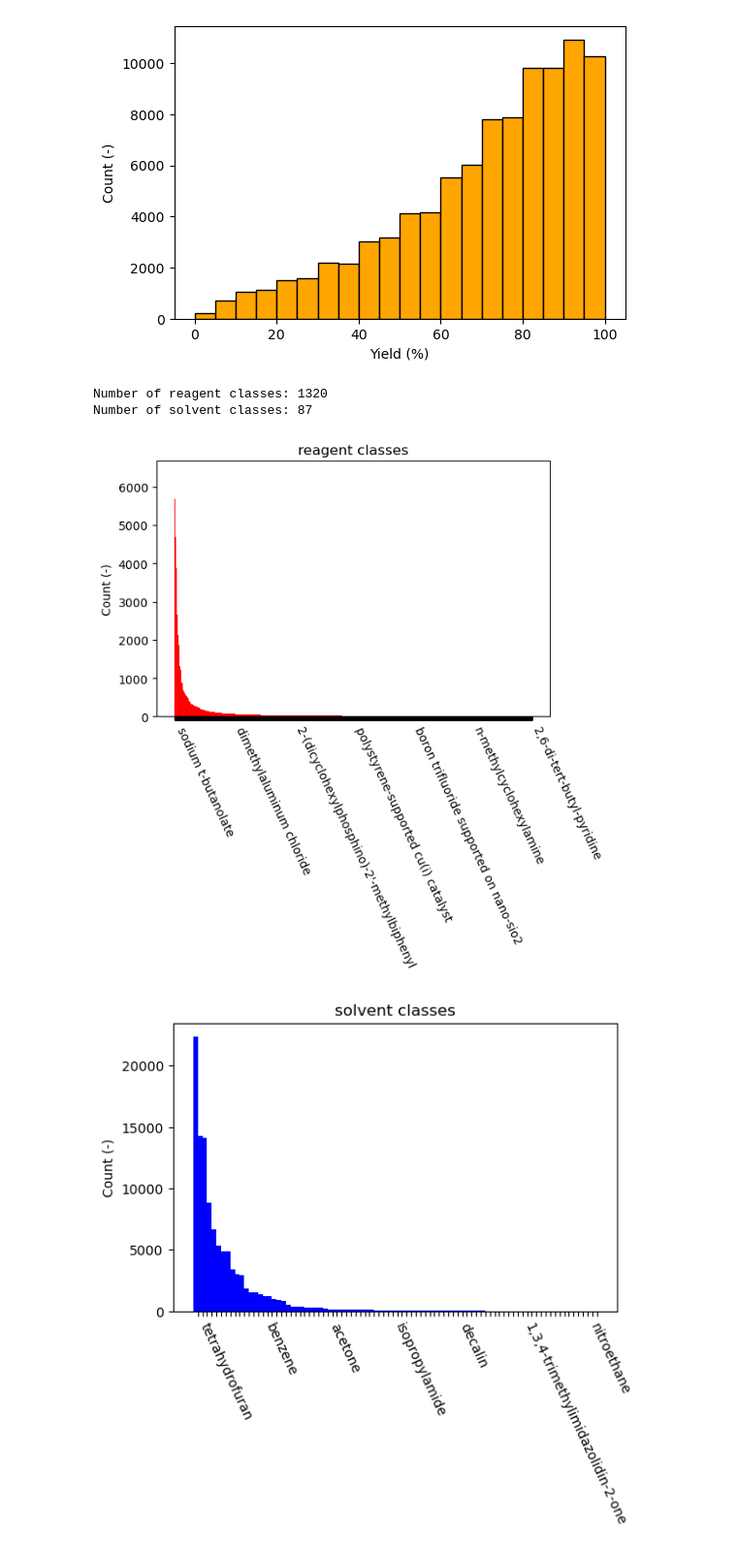
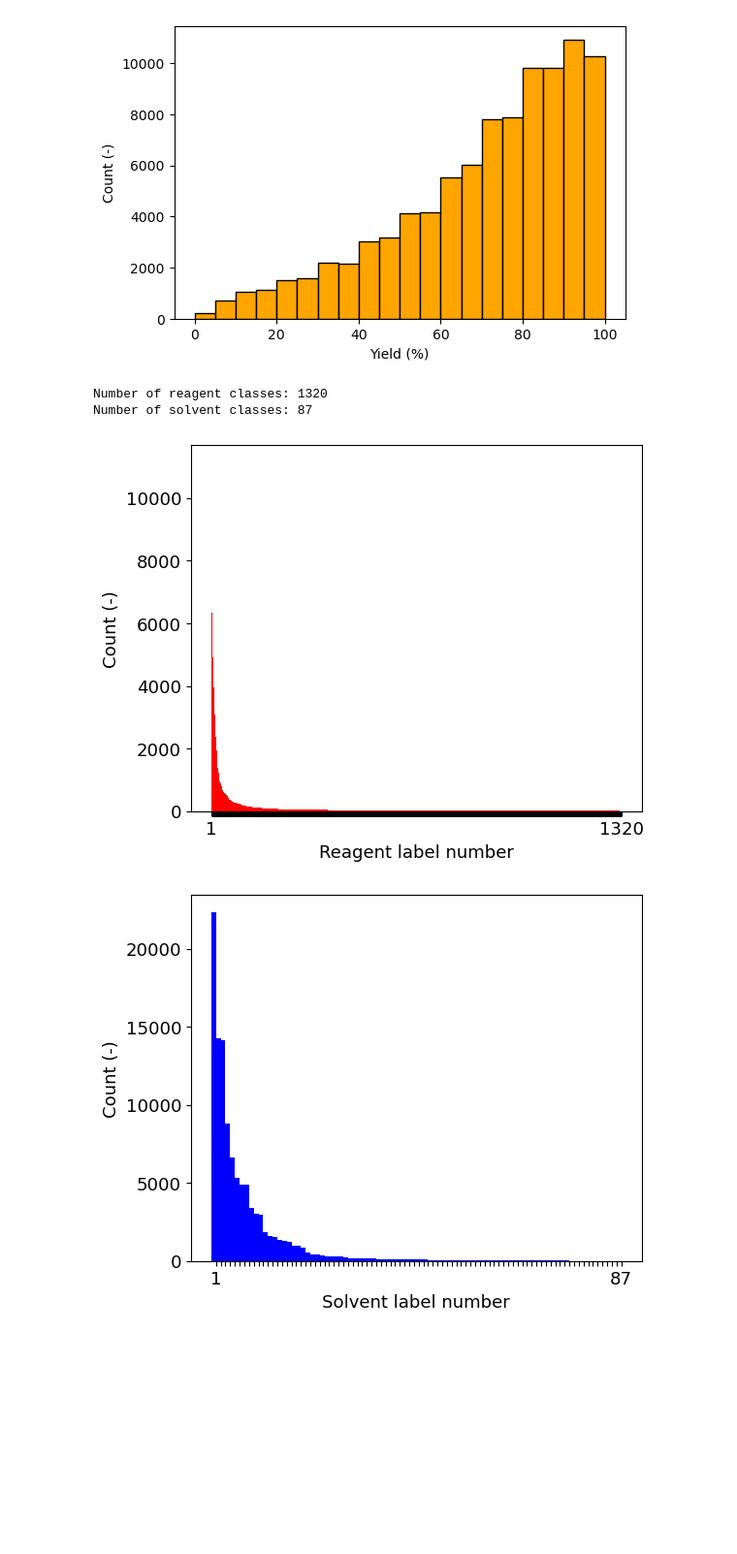
Before and after one commit to Lung-Yi/rxn_yield_context, a Jupyter notebook: analyze_data/data_distribution.ipynb, the cells around one changed output. Shown: that part at 97% size. Saved outputs shown, nothing was run; the diff lists cells and outputs as text; code cells hidden in the pictures; blank space fills up the shorter version.

```diff
--- a/analyze_data/data_distribution.ipynb
+++ b/analyze_data/data_distribution.ipynb
@@ -413,42 +416,45 @@ plt.savefig("../saved_figures/yield_distribution.svg", format="svg", bbox_inches
 mean=70.4%, median=76.0%
 [figure]
 # %%
+plt.rcParams.update({'font.size': 13})
 # Visualize reagent and solvent classes distribution
-def plot_classes(classes_list, title = '', color = 'r', save_path=None):
+def plot_classes(classes_list, xlabel='', title = '', color = 'r', save_path=None):
     names, counts = zip(*classes_list)
-    show = len(names)//6
-    names = [n.lower() if ((i+1)%show == 1) else '' for i, n in enumerate(names) ]
+    # show = len(names)//6
+    # names = [n.lower() if ((i+1)%show == 1) else '' for i, n in enumerate(names) ]
+    num_labels = len(names)
+    names = [1] + ['']*(num_labels - 2) + [num_labels]
     pos = np.arange(len(names))
     width = 1.0
-    plt.figure(dpi=100)
+    plt.figure(figsize=(6,5),dpi=100)
     ax = plt.axes()
     ax.set_xticks(pos + (width / 2))
-    ax.set_xticklabels(names, rotation=-65, ha='left')
+    ax.set_xticklabels(names,)# rotation=-65, ha='left')
     plt.ylabel('Count (-)')
-    # plt.xlabel('class name')
+    plt.xlabel(xlabel)
     plt.title(title)
     plt.bar(pos, counts, width, color=color)
     if save_path:
         plt.savefig(save_path, format="svg", bbox_inches = "tight")
 
 reag_list = []; solv_list = [];
 for reagent, solvent in zip(reagents, solvents):
     reag_list += reagent.split('; ')
     solv_list += solvent.split('; ')
 reag_list = list(Counter(reag_list).items())
 reag_list = sorted(reag_list, key=lambda x:x[1], reverse=True)
 solv_list = list(Counter(solv_list).items())
 solv_list = sorted(solv_list, key=lambda x:x[1], reverse=True)
 
-plot_classes(reag_list[1:], title = 'reagent classes', color = 'r', save_path = "../saved_figures/reagent_class.svg")
-plot_classes(solv_list, title = 'solvent classes', color = 'b', save_path = "../saved_figures/solvent_class.svg")
+plot_classes(reag_list[:], xlabel='Reagent label number', color = 'r', save_path = "../saved_figures/reagent_class.svg")
+plot_classes(solv_list, xlabel='Solvent label number', color = 'b', save_path = "../saved_figures/solvent_class.svg")
 print("Number of reagent classes: {}".format(len(reag_list)))
 print("Number of solvent classes: {}".format(len(solv_list)))
 # %% [output]
 Number of reagent classes: 1320
 Number of solvent classes: 87
-[figure, old version]
+[figure, new version]
-[figure, old version]
+[figure, new version]
 # %%
 def plot_summary(epoch_dict, labels, ylabel, color = 'b'):
     plt.figure(dpi=100)
```
Also changed, not shown: parts of 1 cell of this notebook, 13 other files.
